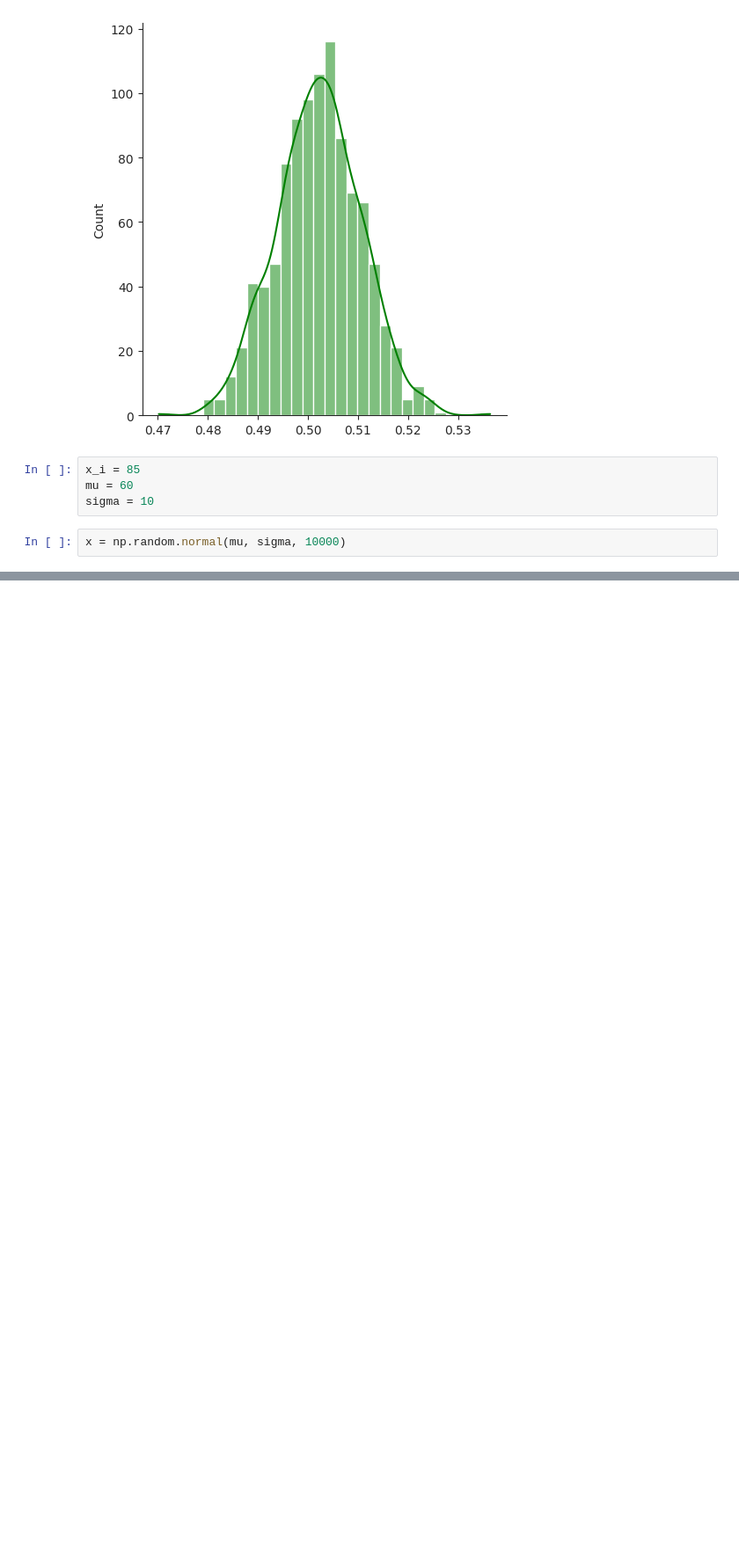
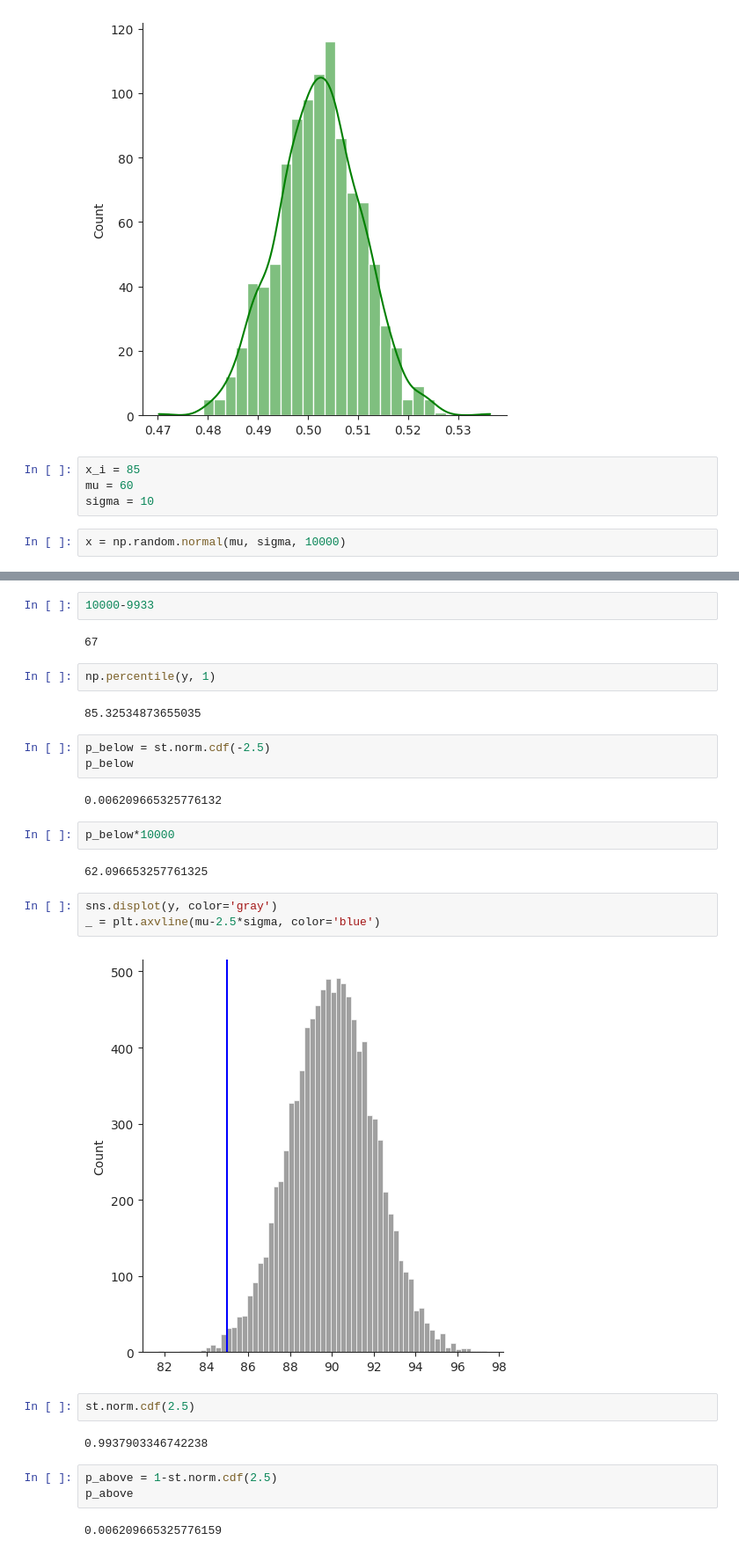
Before and after one commit to Muhamadkamil53/Smoking-Habit, a Jupyter notebook: Smoking.ipynb, the cells around one changed output, grey strips where cells are left out. Shown at 88% size. Drawn from its saved outputs; the diff is of its cells as text; blank space fills up the shorter version.

```diff
--- a/Smoking.ipynb
+++ b/Smoking.ipynb
@@ -393,0 +453,31 @@ x = np.random.normal(mu, sigma, 10000)
+# %%
+10000-9933
+# %% [output]
+67
+# %%
+np.percentile(y, 1)
+# %% [output]
+85.32534873655035
+# %%
+p_below = st.norm.cdf(-2.5)
+p_below
+# %% [output]
+0.006209665325776132
+# %%
+p_below*10000
+# %% [output]
+62.096653257761325
+# %%
+sns.displot(y, color='gray')
+_ = plt.axvline(mu-2.5*sigma, color='blue')
+# %% [output]
+[figure, added]
+# %%
+st.norm.cdf(2.5)
+# %% [output]
+0.9937903346742238
+# %%
+p_above = 1-st.norm.cdf(2.5)
+p_above
+# %% [output]
+0.006209665325776159
```
Also changed, not shown: parts of 60 cells of this notebook.
